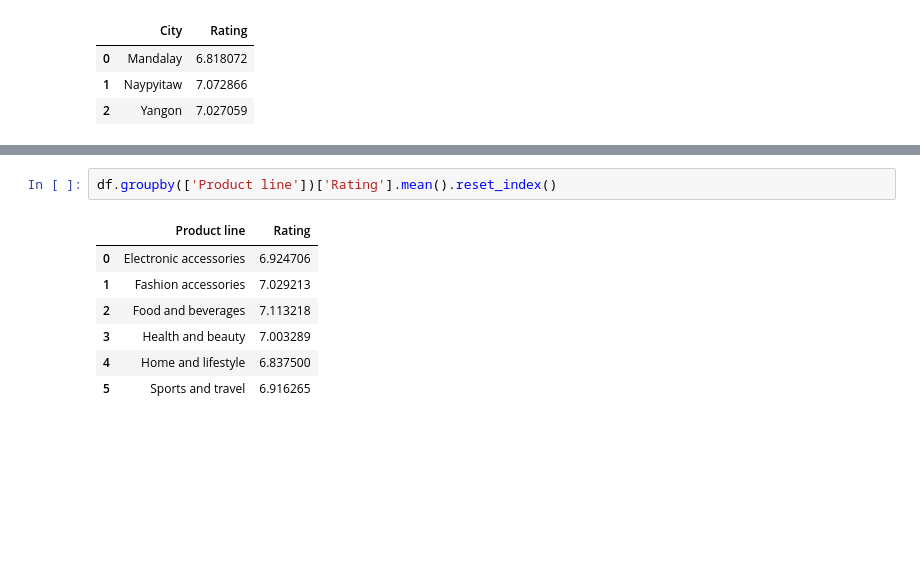
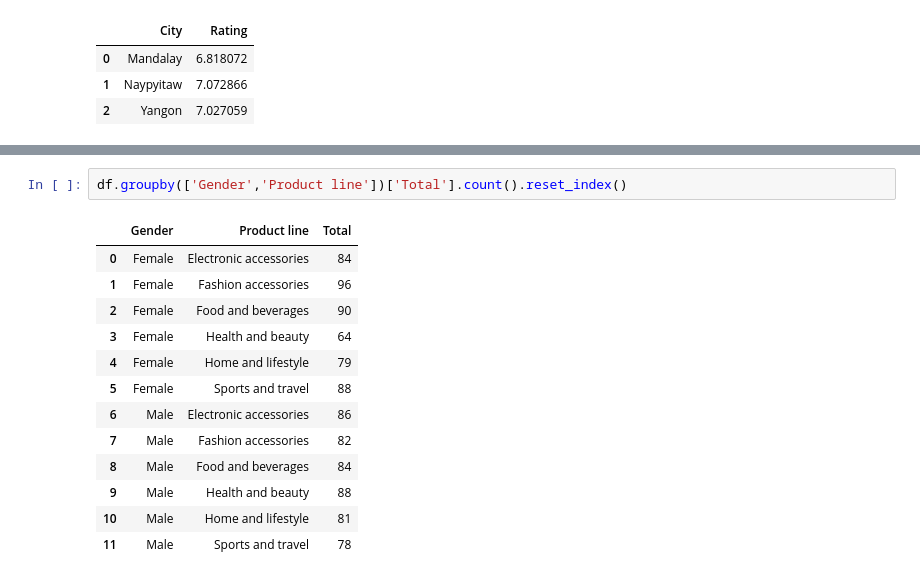
Before and after one commit to isoori/Supermarket-sales, a Jupyter notebook: Untitled.ipynb, the cells around one changed output, grey strips where cells are left out. Cells and saved outputs as stored; diff of their text form; blank space fills up the shorter version.

```diff
--- a/Untitled.ipynb
+++ b/Untitled.ipynb
@@ -203,10 +222,16 @@ df.groupby(['City'])['Rating'].mean().reset_index()
 # %%
-df.groupby(['Product line'])['Rating'].mean().reset_index()
+df.groupby(['Gender','Product line'])['Total'].count().reset_index()
 # %% [output]
-|  | Product line | Rating |
-| 0 | Electronic accessories | 6.924706 |
-| 1 | Fashion accessories | 7.029213 |
-| 2 | Food and beverages | 7.113218 |
-| 3 | Health and beauty | 7.003289 |
-| 4 | Home and lifestyle | 6.837500 |
-| 5 | Sports and travel | 6.916265 |
+|  | Gender | Product line | Total |
+| 0 | Female | Electronic accessories | 84 |
+| 1 | Female | Fashion accessories | 96 |
+| 2 | Female | Food and beverages | 90 |
+| 3 | Female | Health and beauty | 64 |
+| 4 | Female | Home and lifestyle | 79 |
+| 5 | Female | Sports and travel | 88 |
+| 6 | Male | Electronic accessories | 86 |
+| 7 | Male | Fashion accessories | 82 |
+| 8 | Male | Food and beverages | 84 |
+| 9 | Male | Health and beauty | 88 |
+| 10 | Male | Home and lifestyle | 81 |
+| 11 | Male | Sports and travel | 78 |
```
Also changed, not shown: parts of 4 cells of this notebook.
